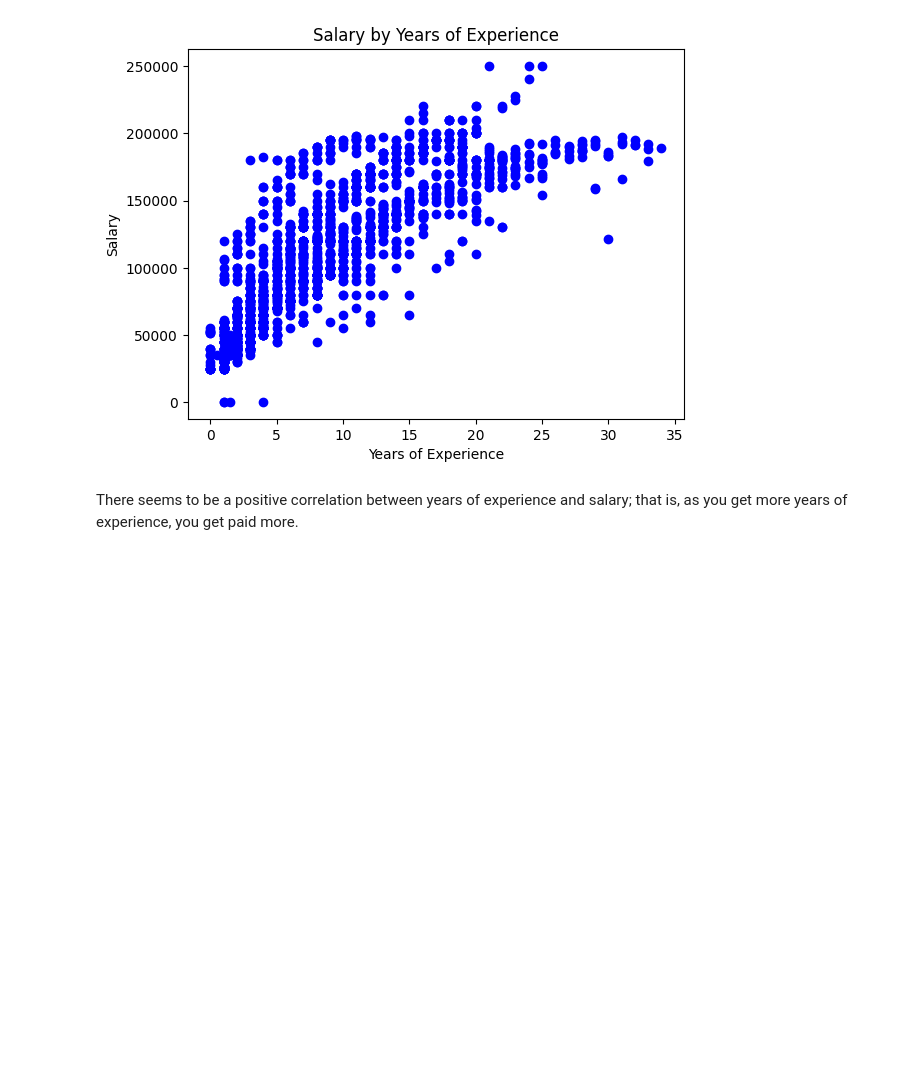
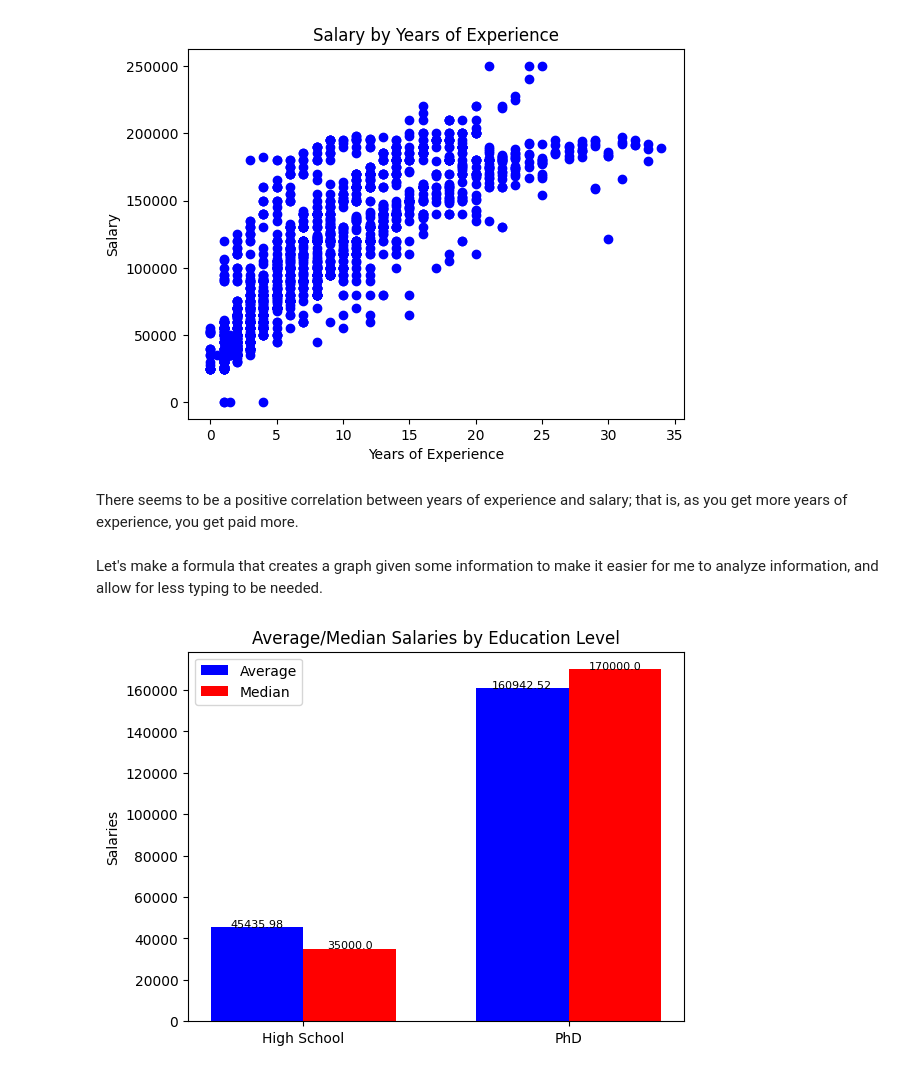
Before and after one commit to zikompo/Salary-ML-Model, a Jupyter notebook: week1.ipynb, the cells around one changed output. Drawn from its saved outputs; the diff is of its cells as text; code cells hidden in the pictures; blank space fills up the shorter version.

```diff
--- a/week1.ipynb
+++ b/week1.ipynb
@@ -268,3 +275,46 @@ plt.show()
 [figure]
 # %% [markdown]
 There seems to be a positive correlation between years of experience and salary; that is, as you get more years of experience, you get paid more.
+# %% [markdown]
+Let's make a formula that creates a graph given some information to make it easier for me to analyze information, and allow for less typing to be needed.
+# %%
+def get_salary_stats(categories: list, column: str, using_numbers = bool) -> dict:
+    """Gets the salary stats for people
+    """
+    categories_list = []
+    d = {} # What we are going to return.
+    for category in categories:
+        categories_list.append(data[data[column] == category])
+    # At this point, all the categories are added.
+    count = [len(item) for item in categories_list]
+    avg_salaries, med_salaries = [round(item.Salary.mean(), 2) for item in categories_list], [round(item.Salary.median(), 2) for item in categories_list]
+    low_salary, max_salary = [item.Salary.min() for item in categories_list], [item.Salary.max() for item in categories_list]
+    # All the information we need is here. Just to create the data we need
+    for x in range(len(categories)):
+        d[categories[x]] = {}
+        d[categories[x]]['avg_salary'], d[categories[x]]['med_salary'] = avg_salaries[x], med_salaries[x]
+        d[categories[x]]['count'], d[categories[x]]['low_salary/max'] = count[x], (low_salary[x], max_salary[x])
+    return d
+# Quick test
+
+def create_graph(categories: list, column: str):
+    stats = get_salary_stats(categories, column)
+    labels = categories
+    avg_salaries = [stats[category]['avg_salary'] for category in categories]
+    med_salaries = [stats[category]['med_salary'] for category in categories]
+    n = len(categories)
+    ind = np.arange(n)
+    w = 0.35
+    fig, ax = plt.subplots()
+    avg_bar = ax.bar(ind, avg_salaries, w, color='blue')
+    med_bar = ax.bar(ind+w, med_salaries, w, color='red')
+    for i in range(n):
+        ax.text(ind[i], avg_salaries[i], str(avg_salaries[i]), ha = 'center', fontsize=8)
+        ax.text(ind[i]+w, med_salaries[i], str(med_salaries[i]), ha = 'center', fontsize=8)
+    ax.set_ylabel('Salaries')
+    ax.set_title('Average/Median Salaries by ' + column)
+    ax.set_xticks(ind+w/2)
+    ax.set_xticklabels(labels)
+    ax.legend((avg_bar[0], med_bar[0]), ('Average', 'Median'))
+# %% [output]
+[figure, added]
```
Also changed, not shown: parts of 8 cells of this notebook.
